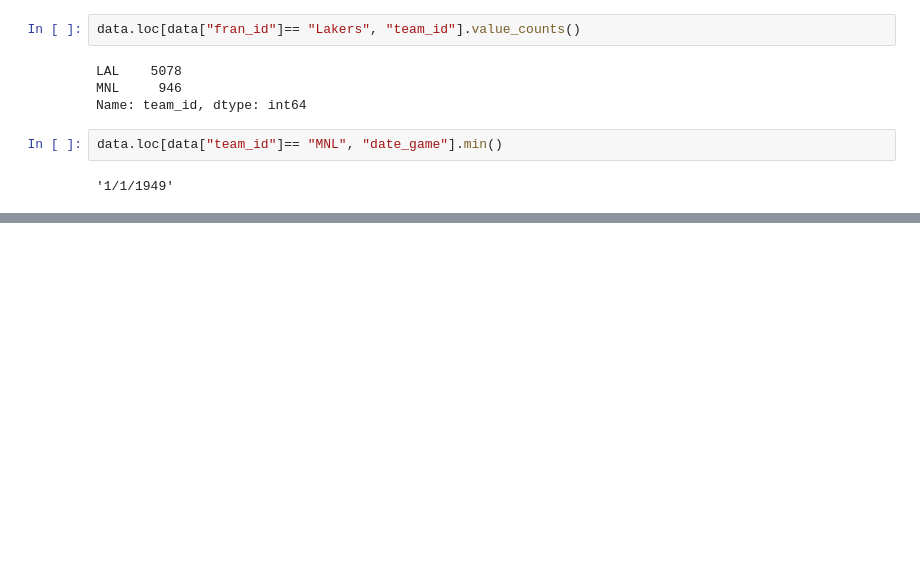
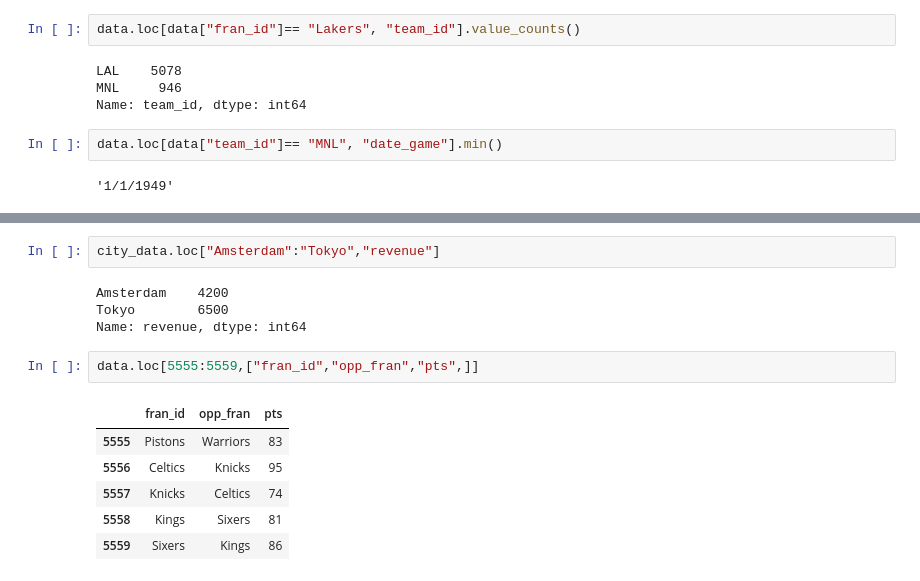
Before and after one commit to dwiirtna/hacktiv8_4, a Jupyter notebook: pertemuan5.ipynb, the cells around one changed output, grey strips where cells are left out. Drawn from its saved outputs; the diff is of its cells as text; blank space fills up the shorter version.

```diff
--- a/pertemuan5.ipynb
+++ b/pertemuan5.ipynb
@@ -139,0 +421,15 @@ data.loc[data["team_id"]== "MNL", "date_game"].min()
+# %%
+city_data.loc["Amsterdam":"Tokyo","revenue"]
+# %% [output]
+Amsterdam    4200
+Tokyo        6500
+Name: revenue, dtype: int64
+# %%
+data.loc[5555:5559,["fran_id","opp_fran","pts",]]
+# %% [output]
+|  | fran_id | opp_fran | pts |
+| 5555 | Pistons | Warriors | 83 |
+| 5556 | Celtics | Knicks | 95 |
+| 5557 | Knicks | Celtics | 74 |
+| 5558 | Kings | Sixers | 81 |
+| 5559 | Sixers | Kings | 86 |
```
Also changed, not shown: parts of 60 cells of this notebook.
